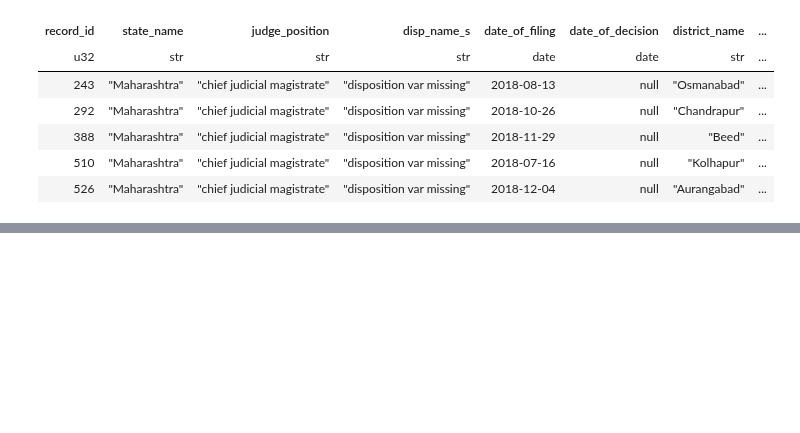
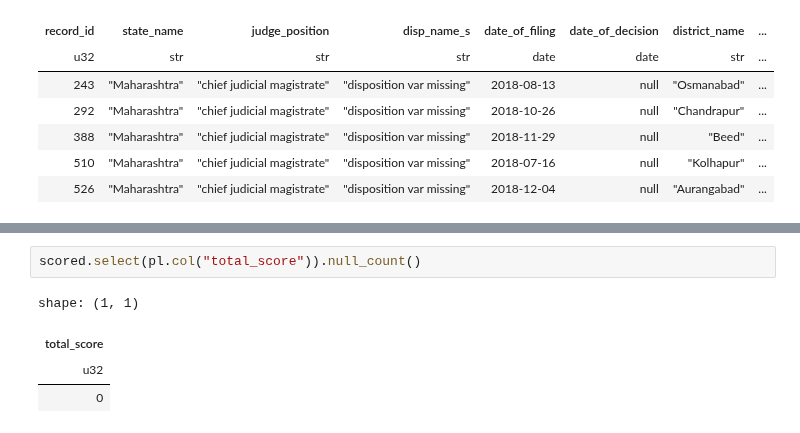
Before and after one commit to WalkerSimpson1/R_and_Python_corrupting_relinking, a Jupyter notebook: notebooks/nb3_python_linking.ipynb, the cells around one changed output, grey strips where cells are left out. Drawn from its saved outputs; the diff is of its cells as text; blank space fills up the shorter version.

```diff
--- a/notebooks/nb3_python_linking.ipynb
+++ b/notebooks/nb3_python_linking.ipynb
@@ -255,0 +283,7 @@ shape: (5, 26)
+# %%
+scored.select(pl.col("total_score")).null_count()
+# %% [output]
+shape: (1, 1)
+| total_score |
+| u32 |
+| 0 |
```
Also changed, not shown: parts of 14 cells of this notebook.
